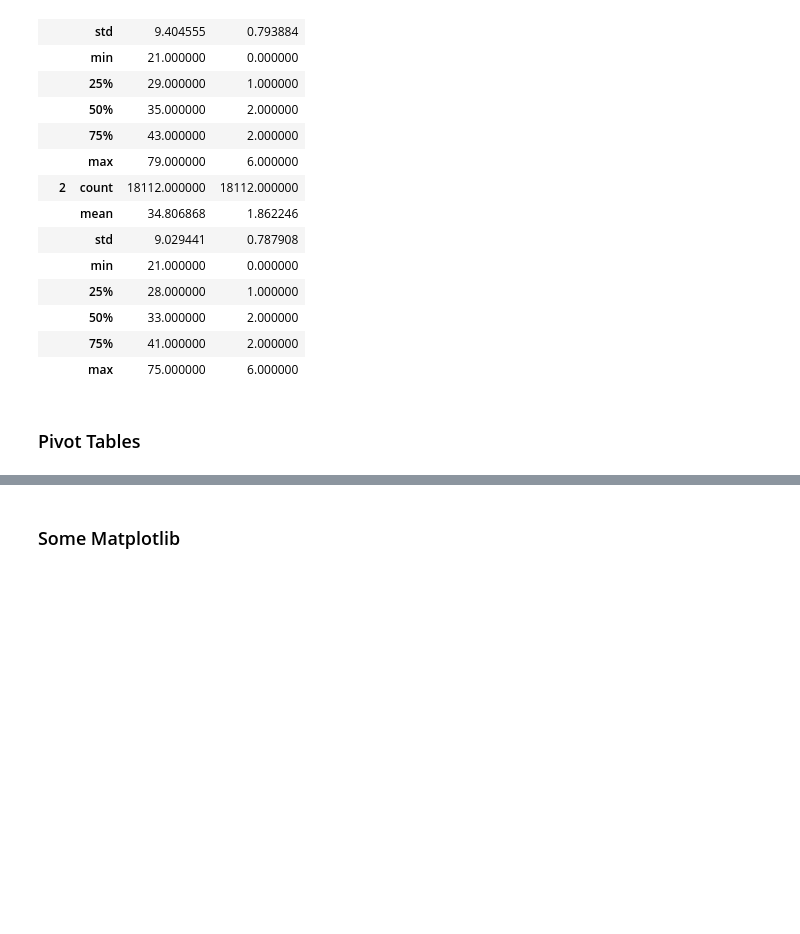
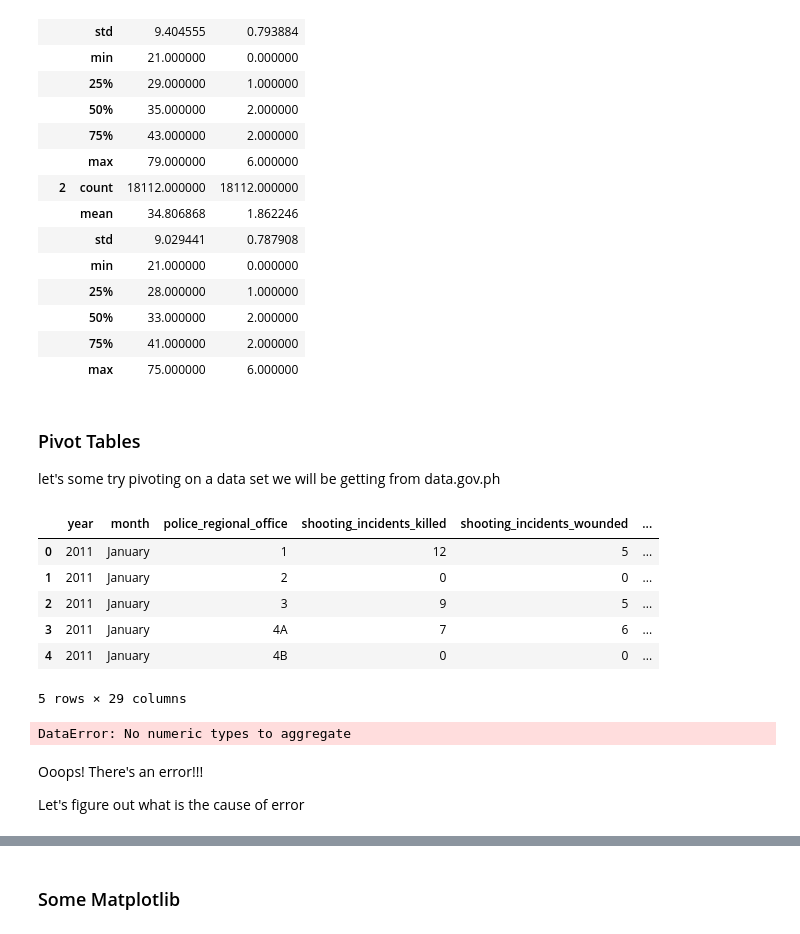
Before and after one commit to rimzbravz/Intro_to_Python, a Jupyter notebook: Intro_To_Python_Pandas.ipynb, the cells around one changed output, grey strips where cells are left out. Cells and saved outputs as stored; diff of their text form; code cells hidden in the pictures; blank space fills up the shorter version.

Commit message:
Add files via upload
Update Intro to Python Pandas

```diff
--- a/Intro_To_Python_Pandas.ipynb
+++ b/Intro_To_Python_Pandas.ipynb
@@ -714,5 +714,28 @@ credit.groupby(['SEX'])['AGE','EDUCATION'].describe()
 |  | max | 75.000000 | 6.000000 |
 # %%
 # aggregate(), filter(), apply() methods
-# %% [markdown]
-### Pivot Tables
+# %% [markdown]
+### Pivot Tables
+let's some try pivoting on a data set we will be getting from data.gov.ph
+# %%
+RIT = pd.read_csv('http://storage.googleapis.com/amt-dgph.appspot.com/uploads/'+ \
+                  'kn1XXP648jzKGXfh0nAS/pnp_motorcycle_riding_in_tandem_criminals_2011-2013.csv', low_memory = False)
+# %%
+RIT.head()
+# %% [output]
+|  | year | month | police_regional_office | shooting_incidents_killed | shooting_incidents_wounded | ... |
+| 0 | 2011 | January | 1 | 12 | 5 | ... |
+| 1 | 2011 | January | 2 | 0 | 0 | ... |
+| 2 | 2011 | January | 3 | 9 | 5 | ... |
+| 3 | 2011 | January | 4A | 7 | 6 | ... |
+| 4 | 2011 | January | 4B | 0 | 0 | ... |
+5 rows × 29 columns
+# %%
+#Create a table of shooting_incidents per year by region
+pd.pivot_table(RIT, index = 'police_regional_office', columns = 'year', values = 'shooting_incidents_killed')
+# %% [output]
+DataError: No numeric types to aggregate
+# %% [markdown]
+Ooops! There's an error!!!
+
+Let's figure out what is the cause of error
```
Also changed, not shown: parts of 16 cells of this notebook.
